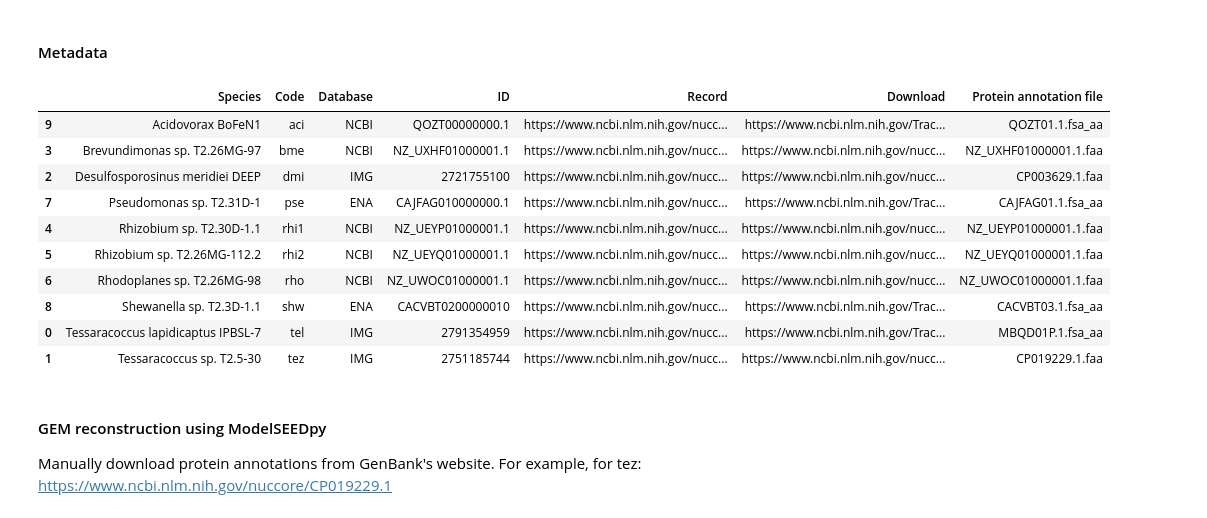
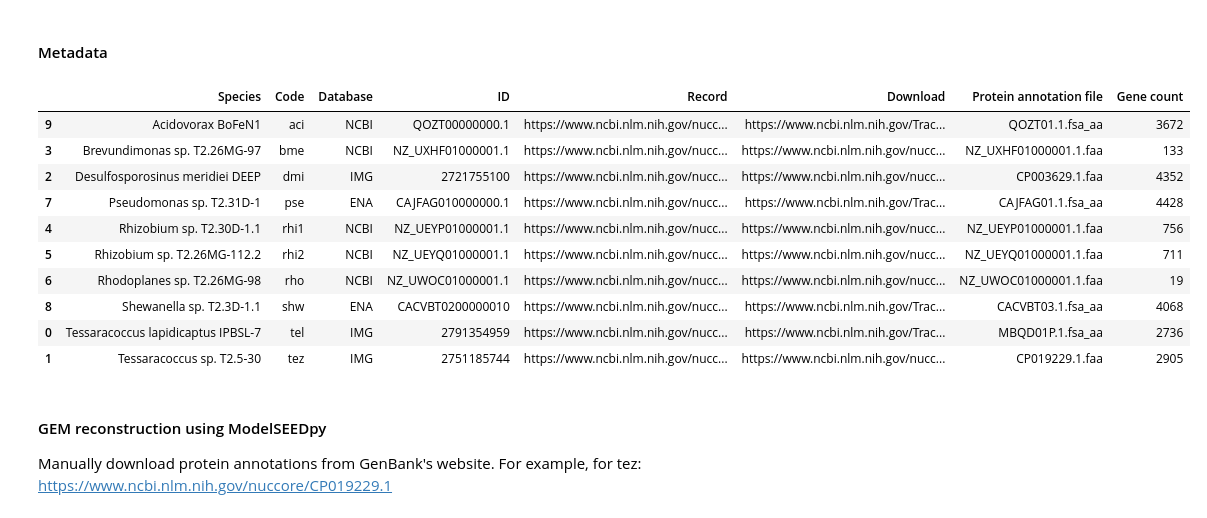
Before and after one commit to guillecg/mars-biofoundry, a Jupyter notebook: notebooks/01-GEM.ipynb, the cells around one changed output. Drawn from its saved outputs; the diff is of its cells as text; code cells hidden in the pictures.

```diff
--- a/notebooks/01-GEM.ipynb
+++ b/notebooks/01-GEM.ipynb
@@ -114,44 +118,56 @@ metadata_df = pd.DataFrame.from_records([
     #     "Protein annotation file": None
     # },
     {
         "Species": "Acidovorax BoFeN1",
         "Code": "aci",
         "Database": "NCBI",
         "ID": "QOZT00000000.1",
         "Record": "https://www.ncbi.nlm.nih.gov/nuccore/QOZT00000000.1/",
         "Download": "https://www.ncbi.nlm.nih.gov/Traces/wgs/QOZT01",
         "Protein annotation file": "QOZT01.1.fsa_aa"
     }
 ])
 
 # Sort by code
 metadata_df = metadata_df.sort_values("Code")
 
+# Get gene counts
+metadata_df["Gene count"] = metadata_df.apply(
+    lambda row: get_gene_counts(
+        os.path.join(
+            config["paths"]["genomes"],
+            row["Code"],
+            row["Protein annotation file"]
+        )
+    ),
+    axis=1
+)
+
 # Save to file
 metadata_df.to_csv(
     os.path.join(
         config["paths"]["genomes"],
         "genomes-metadata.csv"
     ),
     index=False,
     header=True,
     sep=",",
     mode="w"
 )
 
 metadata_df
 # %% [output]
-|  | Species | Code | Database | ID | Record | Download | Protein annotation file |
-| 9 | Acidovorax BoFeN1 | aci | NCBI | QOZT00000000.1 | https://www.ncbi.nlm.nih.gov/nucc... | https://www.ncbi.nlm.nih.gov/Trac... | QOZT01.1.fsa_aa |
-| 3 | Brevundimonas sp. T2.26MG-97 | bme | NCBI | NZ_UXHF01000001.1 | https://www.ncbi.nlm.nih.gov/nucc... | https://www.ncbi.nlm.nih.gov/nucc... | NZ_UXHF01000001.1.faa |
-| 2 | Desulfosporosinus meridiei DEEP | dmi | IMG | 2721755100 | https://www.ncbi.nlm.nih.gov/nucc... | https://www.ncbi.nlm.nih.gov/nucc... | CP003629.1.faa |
-| 7 | Pseudomonas sp. T2.31D-1 | pse | ENA | CAJFAG010000000.1 | https://www.ncbi.nlm.nih.gov/nucc... | https://www.ncbi.nlm.nih.gov/Trac... | CAJFAG01.1.fsa_aa |
-| 4 | Rhizobium sp. T2.30D-1.1 | rhi1 | NCBI | NZ_UEYP01000001.1 | https://www.ncbi.nlm.nih.gov/nucc... | https://www.ncbi.nlm.nih.gov/nucc... | NZ_UEYP01000001.1.faa |
-| 5 | Rhizobium sp. T2.26MG-112.2 | rhi2 | NCBI | NZ_UEYQ01000001.1 | https://www.ncbi.nlm.nih.gov/nucc... | https://www.ncbi.nlm.nih.gov/nucc... | NZ_UEYQ01000001.1.faa |
-| 6 | Rhodoplanes sp. T2.26MG-98 | rho | NCBI | NZ_UWOC01000001.1 | https://www.ncbi.nlm.nih.gov/nucc... | https://www.ncbi.nlm.nih.gov/nucc... | NZ_UWOC01000001.1.faa |
-| 8 | Shewanella sp. T2.3D-1.1 | shw | ENA | CACVBT0200000010 | https://www.ncbi.nlm.nih.gov/nucc... | https://www.ncbi.nlm.nih.gov/Trac... | CACVBT03.1.fsa_aa |
-| 0 | Tessaracoccus lapidicaptus IPBSL-7 | tel | IMG | 2791354959 | https://www.ncbi.nlm.nih.gov/nucc... | https://www.ncbi.nlm.nih.gov/Trac... | MBQD01P.1.fsa_aa |
-| 1 | Tessaracoccus sp. T2.5-30 | tez | IMG | 2751185744 | https://www.ncbi.nlm.nih.gov/nucc... | https://www.ncbi.nlm.nih.gov/nucc... | CP019229.1.faa |
+|  | Species | Code | Database | ID | Record | Download | Protein annotation file | Gene count |
+| 9 | Acidovorax BoFeN1 | aci | NCBI | QOZT00000000.1 | https://www.ncbi.nlm.nih.gov/nucc... | https://www.ncbi.nlm.nih.gov/Trac... | QOZT01.1.fsa_aa | 3672 |
+| 3 | Brevundimonas sp. T2.26MG-97 | bme | NCBI | NZ_UXHF01000001.1 | https://www.ncbi.nlm.nih.gov/nucc... | https://www.ncbi.nlm.nih.gov/nucc... | NZ_UXHF01000001.1.faa | 133 |
+| 2 | Desulfosporosinus meridiei DEEP | dmi | IMG | 2721755100 | https://www.ncbi.nlm.nih.gov/nucc... | https://www.ncbi.nlm.nih.gov/nucc... | CP003629.1.faa | 4352 |
+| 7 | Pseudomonas sp. T2.31D-1 | pse | ENA | CAJFAG010000000.1 | https://www.ncbi.nlm.nih.gov/nucc... | https://www.ncbi.nlm.nih.gov/Trac... | CAJFAG01.1.fsa_aa | 4428 |
+| 4 | Rhizobium sp. T2.30D-1.1 | rhi1 | NCBI | NZ_UEYP01000001.1 | https://www.ncbi.nlm.nih.gov/nucc... | https://www.ncbi.nlm.nih.gov/nucc... | NZ_UEYP01000001.1.faa | 756 |
+| 5 | Rhizobium sp. T2.26MG-112.2 | rhi2 | NCBI | NZ_UEYQ01000001.1 | https://www.ncbi.nlm.nih.gov/nucc... | https://www.ncbi.nlm.nih.gov/nucc... | NZ_UEYQ01000001.1.faa | 711 |
+| 6 | Rhodoplanes sp. T2.26MG-98 | rho | NCBI | NZ_UWOC01000001.1 | https://www.ncbi.nlm.nih.gov/nucc... | https://www.ncbi.nlm.nih.gov/nucc... | NZ_UWOC01000001.1.faa | 19 |
+| 8 | Shewanella sp. T2.3D-1.1 | shw | ENA | CACVBT0200000010 | https://www.ncbi.nlm.nih.gov/nucc... | https://www.ncbi.nlm.nih.gov/Trac... | CACVBT03.1.fsa_aa | 4068 |
+| 0 | Tessaracoccus lapidicaptus IPBSL-7 | tel | IMG | 2791354959 | https://www.ncbi.nlm.nih.gov/nucc... | https://www.ncbi.nlm.nih.gov/Trac... | MBQD01P.1.fsa_aa | 2736 |
+| 1 | Tessaracoccus sp. T2.5-30 | tez | IMG | 2751185744 | https://www.ncbi.nlm.nih.gov/nucc... | https://www.ncbi.nlm.nih.gov/nucc... | CP019229.1.faa | 2905 |
 # %% [markdown]
 #### GEM reconstruction using ModelSEEDpy
 
```
Also changed, not shown: parts of 2 cells of this notebook, 3 other files.
